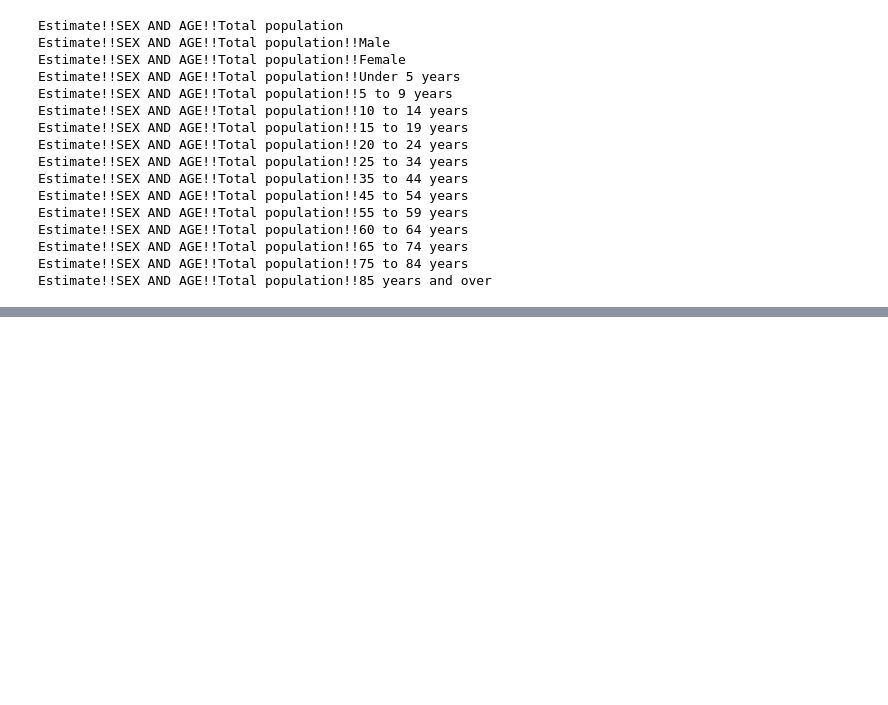
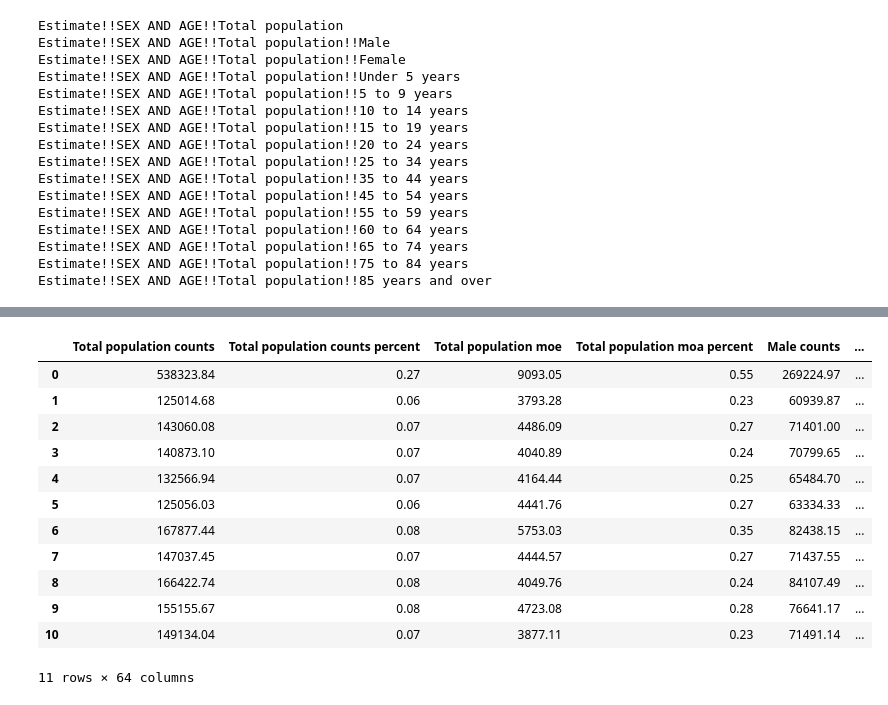
Before and after one commit to misty-garcia/sa2020-CCD, a Jupyter notebook: census_data.ipynb, the cells around one changed output, grey strips where cells are left out. Cells and saved outputs as stored; diff of their text form; code cells hidden in the pictures; blank space fills up the shorter version.

```diff
--- a/census_data.ipynb
+++ b/census_data.ipynb
@@ -174,0 +176,16 @@ df_total
+# %%
+district_totals
+# %% [output]
+|  | Total population counts | Total population counts percent | Total population moe | Total population moa percent | Male counts | ... |
+| 0 | 538323.84 | 0.27 | 9093.05 | 0.55 | 269224.97 | ... |
+| 1 | 125014.68 | 0.06 | 3793.28 | 0.23 | 60939.87 | ... |
+| 2 | 143060.08 | 0.07 | 4486.09 | 0.27 | 71401.00 | ... |
+| 3 | 140873.10 | 0.07 | 4040.89 | 0.24 | 70799.65 | ... |
+| 4 | 132566.94 | 0.07 | 4164.44 | 0.25 | 65484.70 | ... |
+| 5 | 125056.03 | 0.06 | 4441.76 | 0.27 | 63334.33 | ... |
+| 6 | 167877.44 | 0.08 | 5753.03 | 0.35 | 82438.15 | ... |
+| 7 | 147037.45 | 0.07 | 4444.57 | 0.27 | 71437.55 | ... |
+| 8 | 166422.74 | 0.08 | 4049.76 | 0.24 | 84107.49 | ... |
+| 9 | 155155.67 | 0.08 | 4723.08 | 0.28 | 76641.17 | ... |
+| 10 | 149134.04 | 0.07 | 3877.11 | 0.23 | 71491.14 | ... |
+11 rows × 64 columns
```
Also changed, not shown: parts of 10 cells of this notebook.
